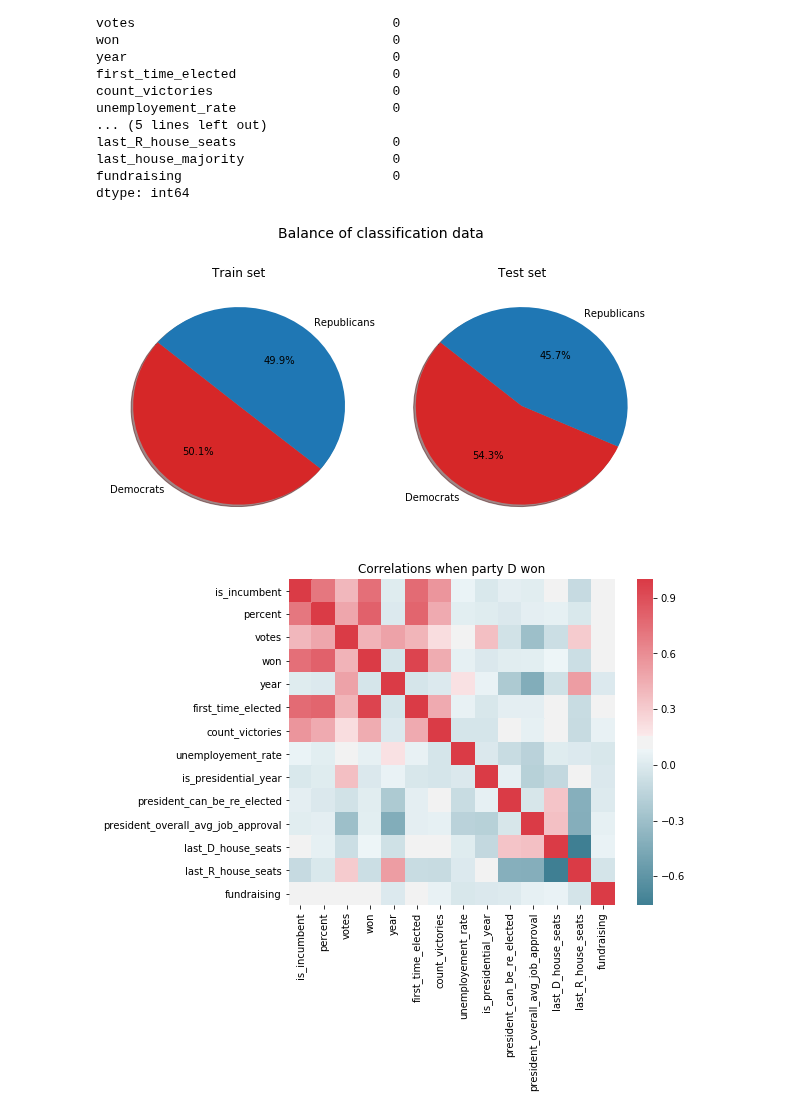
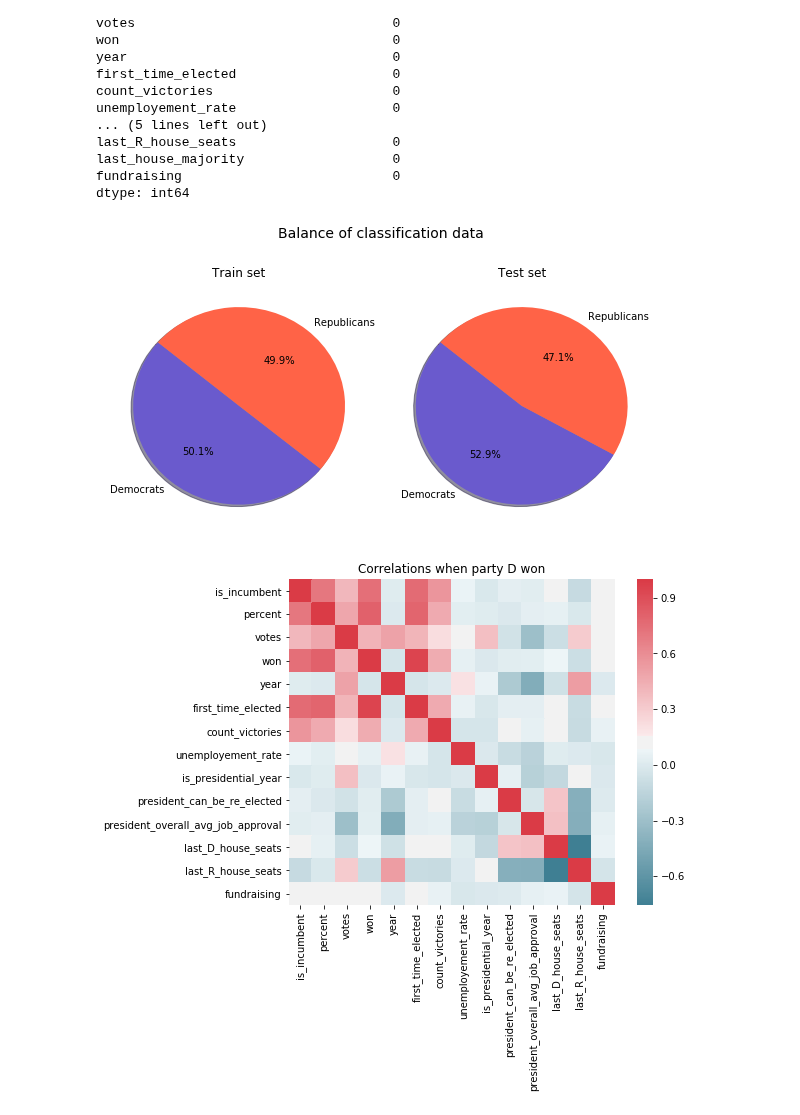
Before and after one commit to pmary/harvard_E-109A_final, a Jupyter notebook: 02 EDA.ipynb, the cells around one changed output. Cells and saved outputs as stored; diff of their text form; code cells hidden in the pictures.

```diff
--- a/02 EDA.ipynb
+++ b/02 EDA.ipynb
@@ -304,26 +253,26 @@ REP_red=Parties_palette[1]
 # %%
 #check balance of classification data
-test_D = len(house_df[(house_df['won']==1) & (house_df['party']=='D')& (house_df['year']==2018)])
-test_R = len(house_df[(house_df['won']==1) & (house_df['party']=='R')& (house_df['year']==2018)])
-train_D = len(house_df[(house_df['won']==1) & (house_df['party']=='D')& (house_df['year']!=2018)])
-train_R = len(house_df[(house_df['won']==1) & (house_df['party']=='R')& (house_df['year']!=2018)])
+test_D = len(house_df_mean[(house_df_mean['won']==1) & (house_df_mean['party']=='D')& (house_df_mean['year']==2018)])
+test_R = len(house_df_mean[(house_df_mean['won']==1) & (house_df_mean['party']=='R')& (house_df_mean['year']==2018)])
+train_D = len(house_df_mean[(house_df_mean['won']==1) & (house_df_mean['party']=='D')& (house_df_mean['year']!=2018)])
+train_R = len(house_df_mean[(house_df_mean['won']==1) & (house_df_mean['party']=='R')& (house_df_mean['year']!=2018)])
 
 labels = ['Democrats', 'Republicans']
 sets = ['Train set', 'Test set']
 sizes = [[train_D,train_R],[test_D,test_R]]
-colors = [REP_red, DEM_blue]
+colors = [ 'slateblue','tomato']
 
 fig = plt.figure(figsize=(8,4))
 fig.suptitle('Balance of classification data', y=1.1,fontsize=14)
 for i in range(len(sizes)):
     plt.subplot(1,2,i+1)
     plt.pie(sizes[i], labels=labels, colors=colors,
         autopct='%1.1f%%', shadow=True, startangle=140)
     plt.title(sets[i])
 fig
 plt.tight_layout()
 # %% [output]
-[figure, old version]
+[figure, new version]
 # %%
 #Get correlations between variables  when Democrats or Republicans win
 def corr_heat(dataframe,party='D'):
```
Also changed, not shown: parts of 10 cells of this notebook.
